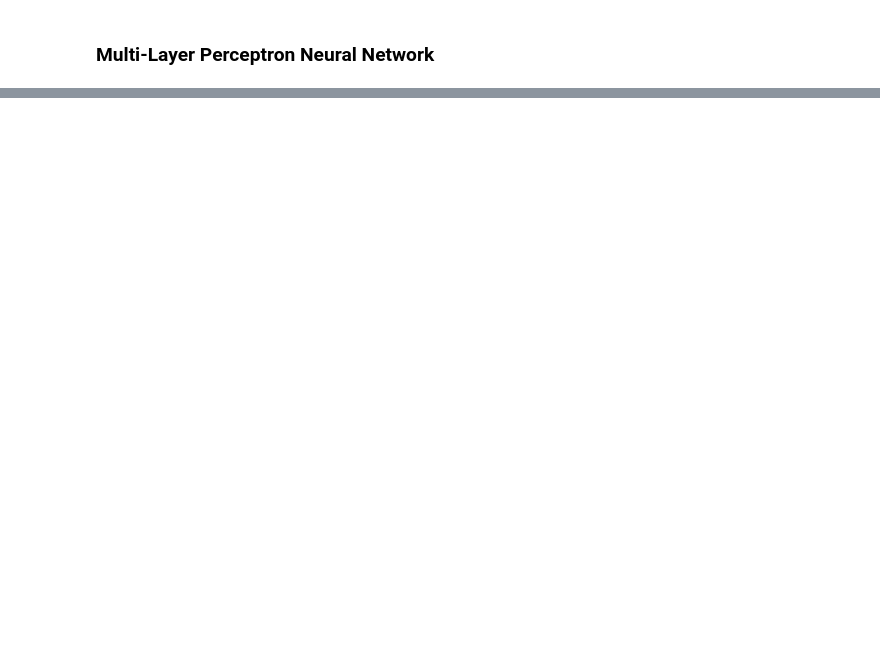
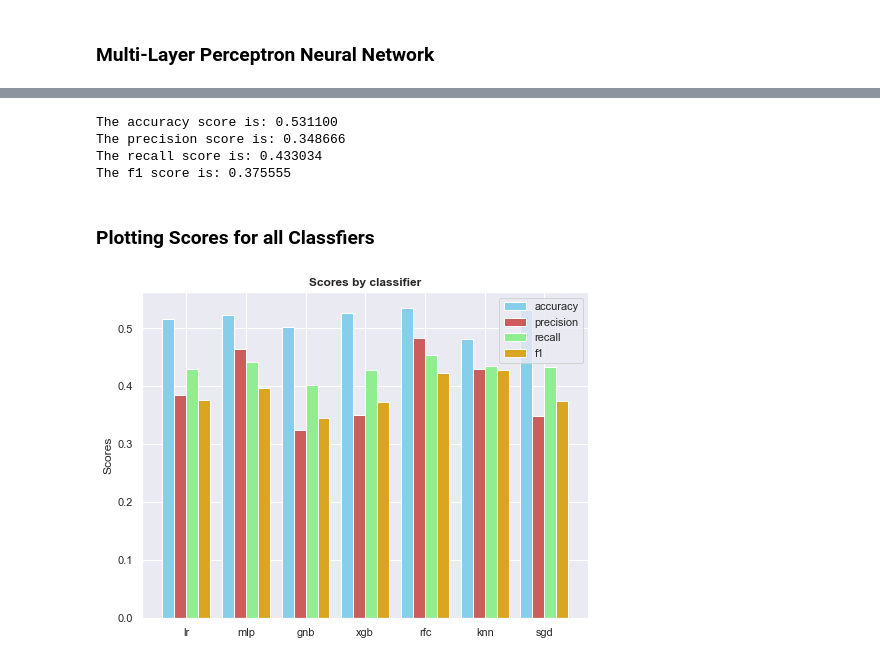
Before and after one commit to arundathi-shanthini/Beat-the-Bookie, a Jupyter notebook: Code/Beat The Bookie.ipynb, the cells around one changed output, grey strips where cells are left out. Drawn from its saved outputs; the diff is of its cells as text; code cells hidden in the pictures; blank space fills up the shorter version.

Commit message:
updates to model training

```diff
--- a/Code/Beat The Bookie.ipynb
+++ b/Code/Beat The Bookie.ipynb
@@ -646,5 +678,5 @@ def get_scores(model,X,y):
 # %%
-def get_best_params_RandomizedCV(model,X,y,param_grid,refit='accuracy'):
+def get_best_model_RandomizedCV(model,X,y,param_grid,refit='accuracy'):
     '''
     This function executes the RandomizedSearchCV() to tune the
     hyperparameters, prints the best scores and returns the list of
@@ -705,6 +737,8 @@ def get_best_params_GridCV(model,X,y,param_grid,refit='accuracy'):
     print('Best mean %s Score: '%(other_scores[0]),cv_results['mean_test_%s'%(other_scores[0])][best_index_results])
     print('Best mean %s Score: '%(other_scores[1]),cv_results['mean_test_%s'%(other_scores[0])][best_index_results])
     return grid_results.best_params_
+# %%
+all_scores = {}
 # %% [markdown]
 ### Logistic Regression
 # %%
@@ -748,0 +933,7 @@ NameError: name 'MLPClassifier' is not defined
+# %%
+model_knn.set_params(**best_params_knn)
+
+all_scores['knn'] = get_model_score(model_knn,X_train,y_train,X_test,y_test)
+
+for key, value in all_scores['knn'].items():
+    print('The %s score is: %f' % (key,value))
@@ -748,0 +967,52 @@ NameError: name 'MLPClassifier' is not defined
+# %%
+model_sgd.set_params(**best_params_sgd)
+
+all_scores['sgd'] = get_model_score(model_sgd,X_train,y_train,X_test,y_test)
+
+for key, value in all_scores['sgd'].items():
+    print('The %s score is: %f' % (key,value))
+# %% [output]
+The accuracy score is: 0.531100
+The precision score is: 0.348666
+The recall score is: 0.433034
+The f1 score is: 0.375555
+# %% [markdown]
+### Plotting Scores for all Classfiers
+# %%
+plot_data = {
+    'classifier' : [],
+    'accuracy' : [],
+    'precision' : [],
+    'recall' : [],
+    'f1' : []
+}
+
+scoring_methods = []
+
+for classifier, scores in all_scores.items():
+    plot_data['classifier'].append(classifier)
+    for scoring, value in scores.items():
+        if not scoring in scoring_methods:
+            scoring_methods.append(scoring)
+        plot_data[scoring].append(value)
+
+n = len(plot_data['classifier'])
+ind = np.arange(n)
+width = 0.2
+bar_colours = ['SkyBlue','IndianRed','LightGreen','GoldenRod']
+
+fig, ax = plt.subplots()
+
+for idx, val in enumerate(scoring_methods):
+    ax.bar(ind - (n*width)/2 + ((idx+2)*width), plot_data[scoring_methods[idx]], width, color=bar_colours[idx], label=scoring_methods[idx])
+
+# Add some text for labels, title and custom x-axis tick labels, etc.
+ax.set_ylabel('Scores')
+ax.set_title('Scores by classifier')
+ax.set_xticks(ind)
+ax.set_xticklabels(plot_data['classifier'])
+ax.legend()
+
+plt.show()
+# %% [output]
+[figure, added]
```
Also changed, not shown: parts of 34 cells of this notebook.
